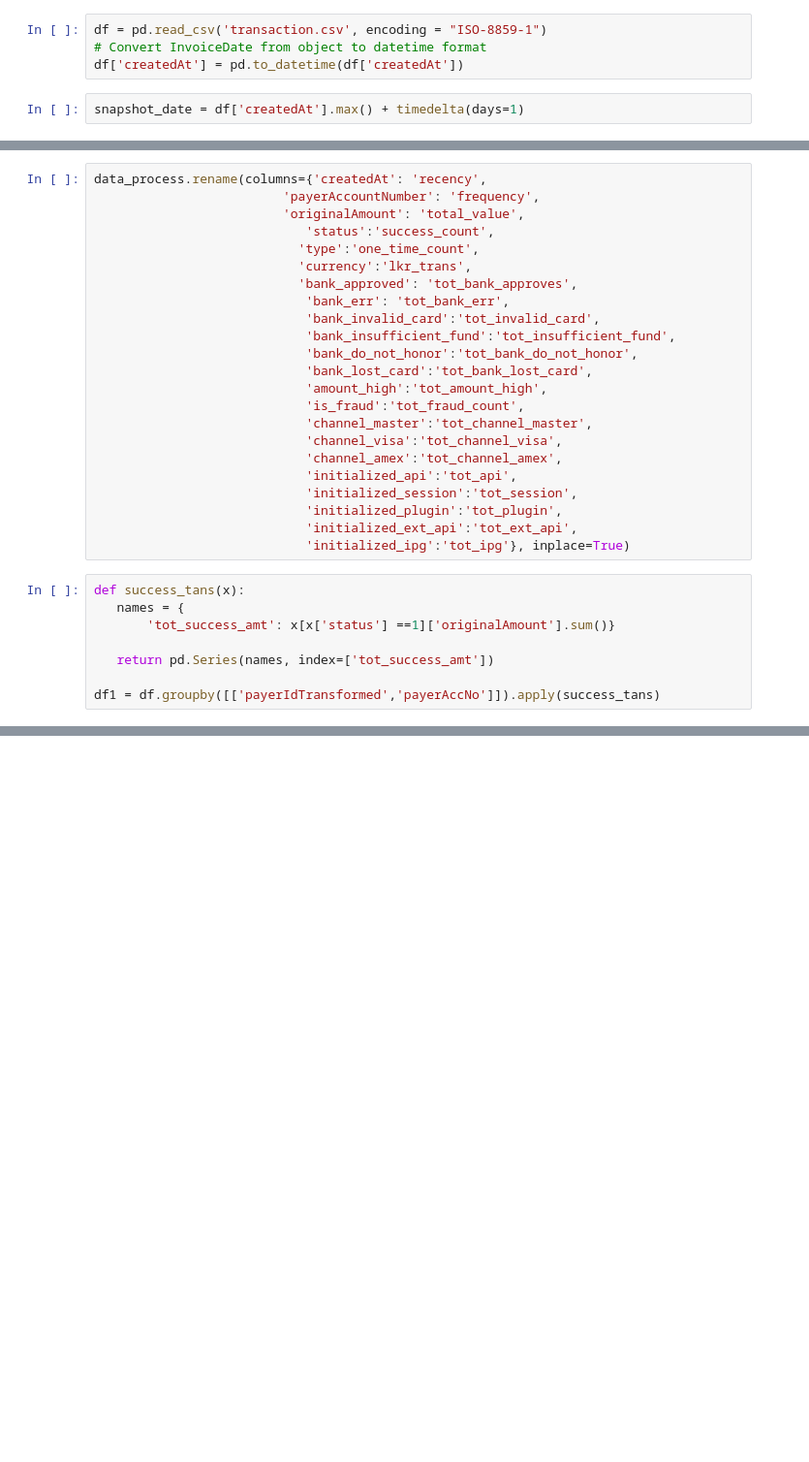
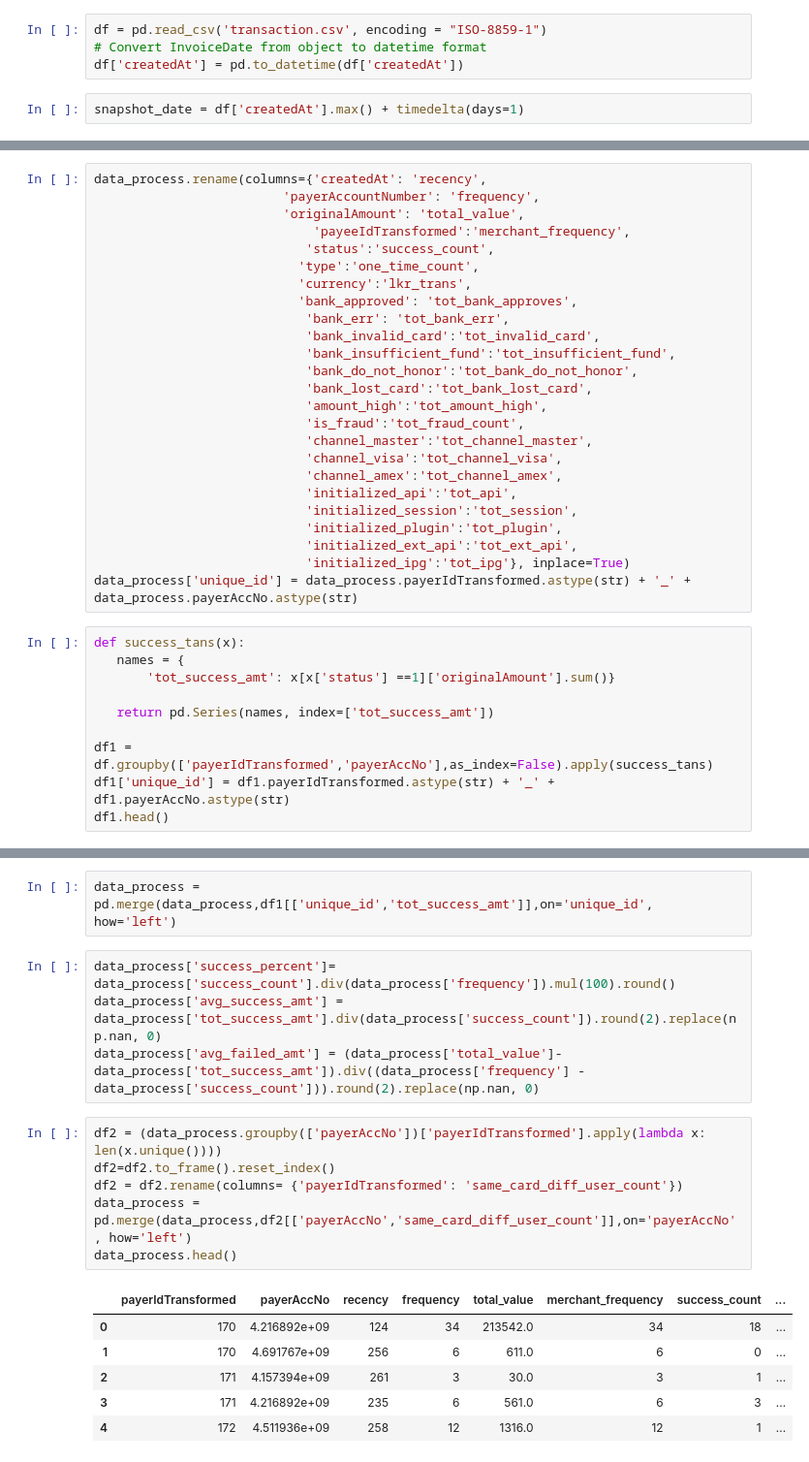
Before and after one commit to mdelgolla/electronic_payment_fraud_detection, a Jupyter notebook: new_feature_generation.ipynb, the cells around one changed output, grey strips where cells are left out. Shown at 97% size. Saved outputs shown, nothing was run; the diff lists cells and outputs as text; blank space fills up the shorter version.

```diff
--- a/new_feature_generation.ipynb
+++ b/new_feature_generation.ipynb
@@ -41,6 +43,7 @@ data_process = df.groupby(['payerIdTransformed','payerAccNo'], as_index=False).a
 data_process.rename(columns={'createdAt': 'recency',
                          'payerAccountNumber': 'frequency',
                          'originalAmount': 'total_value',
+                             'payeeIdTransformed':'merchant_frequency',
                             'status':'success_count',
                            'type':'one_time_count',
                            'currency':'lkr_trans',
@@ -60,6 +63,7 @@ data_process.rename(columns={'createdAt': 'recency',
                             'initialized_plugin':'tot_plugin',
                             'initialized_ext_api':'tot_ext_api',
                             'initialized_ipg':'tot_ipg'}, inplace=True)
+data_process['unique_id'] = data_process.payerIdTransformed.astype(str) + '_' + data_process.payerAccNo.astype(str)
 # %%
 def success_tans(x):
    names = {
@@ -67,5 +71,7 @@ def success_tans(x):
 
    return pd.Series(names, index=['tot_success_amt'])
 
-df1 = df.groupby([['payerIdTransformed','payerAccNo']]).apply(success_tans)
+df1 = df.groupby(['payerIdTransformed','payerAccNo'],as_index=False).apply(success_tans)
+df1['unique_id'] = df1.payerIdTransformed.astype(str) + '_' + df1.payerAccNo.astype(str)
+df1.head()
 # %% [output]
@@ -72,0 +84,19 @@ ValueError: Grouper and axis must be same length
+# %%
+data_process = pd.merge(data_process,df1[['unique_id','tot_success_amt']],on='unique_id', how='left')
+# %%
+data_process['success_percent']= data_process['success_count'].div(data_process['frequency']).mul(100).round()
+data_process['avg_success_amt'] = data_process['tot_success_amt'].div(data_process['success_count']).round(2).replace(np.nan, 0)
+data_process['avg_failed_amt'] = (data_process['total_value']-data_process['tot_success_amt']).div((data_process['frequency'] - data_process['success_count'])).round(2).replace(np.nan, 0)
+# %%
+df2 = (data_process.groupby(['payerAccNo'])['payerIdTransformed'].apply(lambda x: len(x.unique())))
+df2=df2.to_frame().reset_index()
+df2 = df2.rename(columns= {'payerIdTransformed': 'same_card_diff_user_count'})
+data_process = pd.merge(data_process,df2[['payerAccNo','same_card_diff_user_count']],on='payerAccNo', how='left')
+data_process.head()
+# %% [output]
+|  | payerIdTransformed | payerAccNo | recency | frequency | total_value | merchant_frequency | success_count | ... |
+| 0 | 170 | 4.216892e+09 | 124 | 34 | 213542.0 | 34 | 18 | ... |
+| 1 | 170 | 4.691767e+09 | 256 | 6 | 611.0 | 6 | 0 | ... |
+| 2 | 171 | 4.157394e+09 | 261 | 3 | 30.0 | 3 | 1 | ... |
+| 3 | 171 | 4.216892e+09 | 235 | 6 | 561.0 | 6 | 3 | ... |
+| 4 | 172 | 4.511936e+09 | 258 | 12 | 1316.0 | 12 | 1 | ... |
```
Also changed, not shown: parts of 11 cells of this notebook.
